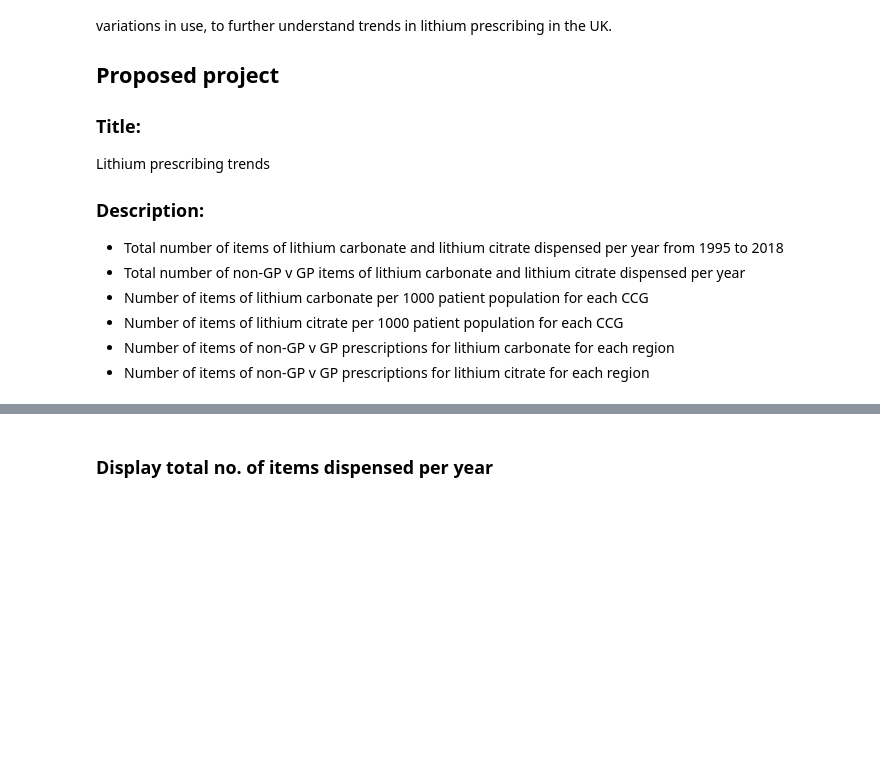
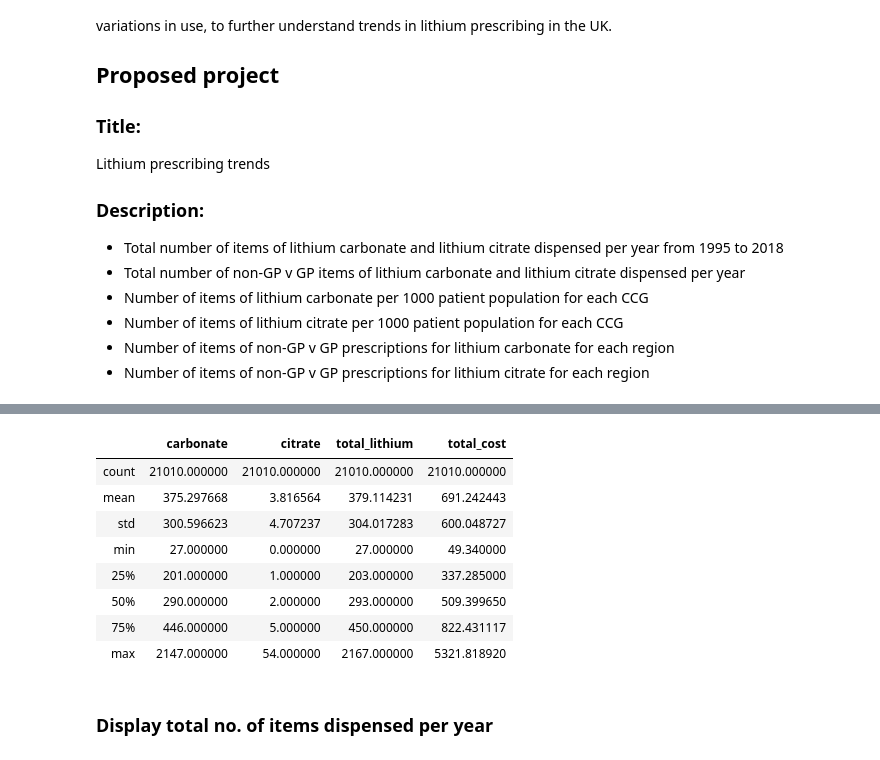
Before and after one commit to orlamac/lithium-paper, a Jupyter notebook: Lithium prescribing trends.ipynb, the cells around one changed output, grey strips where cells are left out. Saved outputs shown, nothing was run; the diff lists cells and outputs as text; code cells hidden in the pictures; blank space fills up the shorter version.

```diff
--- a/Lithium prescribing trends.ipynb
+++ b/Lithium prescribing trends.ipynb
@@ -139,3 +189,15 @@ ccg_lithium_totalcount.head()
+# %%
+ccg_lithium_totalcount.describe()
+# %% [output]
+|  | carbonate | citrate | total_lithium | total_cost |
+| count | 21010.000000 | 21010.000000 | 21010.000000 | 21010.000000 |
+| mean | 375.297668 | 3.816564 | 379.114231 | 691.242443 |
+| std | 300.596623 | 4.707237 | 304.017283 | 600.048727 |
+| min | 27.000000 | 0.000000 | 27.000000 | 49.340000 |
+| 25% | 201.000000 | 1.000000 | 203.000000 | 337.285000 |
+| 50% | 290.000000 | 2.000000 | 293.000000 | 509.399650 |
+| 75% | 446.000000 | 5.000000 | 450.000000 | 822.431117 |
+| max | 2147.000000 | 54.000000 | 2167.000000 | 5321.818920 |
 # %% [markdown]
 ### Display total no. of items dispensed per year
 # %%
```
Also changed, not shown: parts of 18 cells of this notebook, 4 other files.
